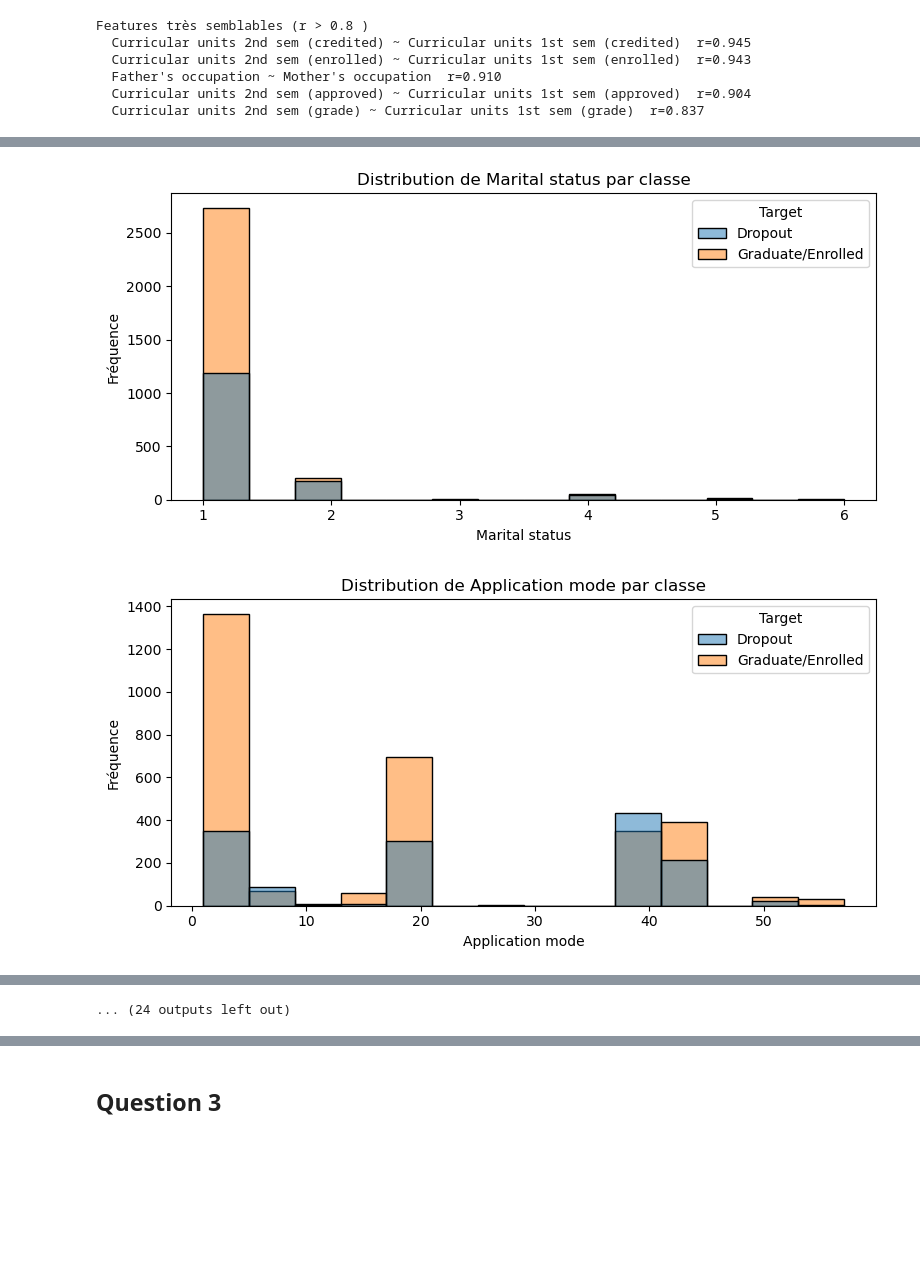
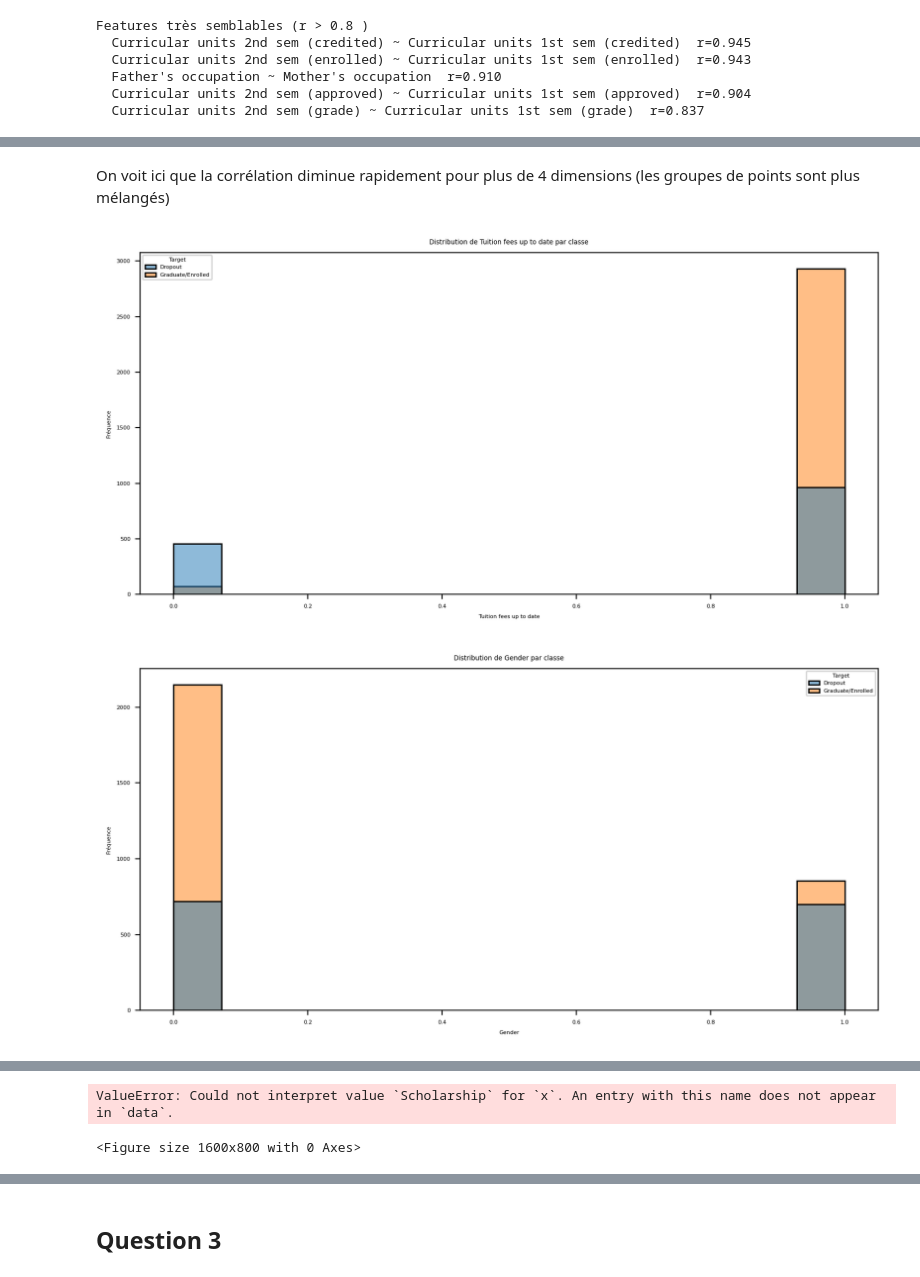
Before and after one commit to WiredMind2/Machine-Learning, a Jupyter notebook: notebook.ipynb, the cells around one changed output, grey strips where cells are left out. Cells and saved outputs as stored; diff of their text form; code cells hidden in the pictures; blank space fills up the shorter version.

```diff
--- a/notebook.ipynb
+++ b/notebook.ipynb
@@ -84,3 +84,16 @@ Features très semblables (r > 0.8 )
   Father's occupation ~ Mother's occupation  r=0.910
   Curricular units 2nd sem (approved) ~ Curricular units 1st sem (approved)  r=0.904
   Curricular units 2nd sem (grade) ~ Curricular units 1st sem (grade)  r=0.837
+# %%
+plt.figure(figsize=(15,15))
+plt.rcParams['figure.dpi'] = 200
+plt.rcParams.update({'font.size': 4})
+
+n_axis = 5
+pca = decomposition.PCA(n_components=n_axis)
+pca.fit(scaled_data_all)
+data_pca = pca.transform(scaled_data_all)
+data_pca = pd.DataFrame(data_pca, columns=[f'PC{i+1}' for i in range(n_axis)])
+
+sm = pd.plotting.scatter_matrix(data_pca, c=data_target)
+plt.plot()
@@ -87,20 +104,31 @@ Features très semblables (r > 0.8 )
+# %% [markdown]
+On voit ici que la corrélation diminue rapidement pour plus de 4 dimensions (les groupes de points sont plus mélangés)
 # %%
 data_all_plot = data_all.copy()
 data_all_plot["Target"] = data_all_plot["Target"].map({0: "Dropout", 1: "Graduate/Enrolled"})
 
-for attribute in data.columns:
+attrs = [
+    "Tuition fees up to date",
+    "Gender",
+    "Displaced",
+    "Debtor",
+    "Scholarship"
+]
+
+
+for attribute in attrs:
     plt.figure(figsize=(8, 4))
     sns.histplot(
         data=data_all_plot,
         x=attribute,
         hue="Target",
         hue_order=["Dropout", "Graduate/Enrolled"]  # ordre fixe de la légende
     )
     plt.title(f'Distribution de {attribute} par classe')
     plt.xlabel(attribute)
     plt.ylabel('Fréquence')
     plt.tight_layout()
     plt.show()
 # %% [output]
-[figure, old version]
+[figure, new version]
-[figure, old version]
+[figure, new version]
@@ -117,4 +137,5 @@ for attribute in data.columns:
-... (24 outputs left out)
+ValueError: Could not interpret value `Scholarship` for `x`. An entry with this name does not appear in `data`.
+<Figure size 1600x800 with 0 Axes>
 # %%
 # PCA
 import matplotlib.pyplot as plt
```
Also changed, not shown: parts of 7 cells of this notebook.
